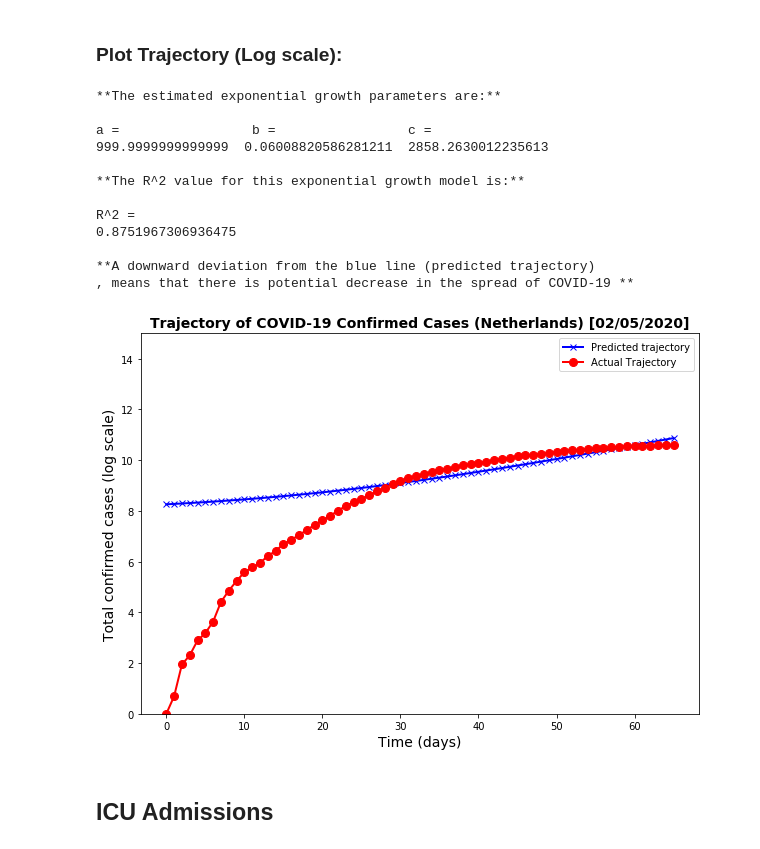
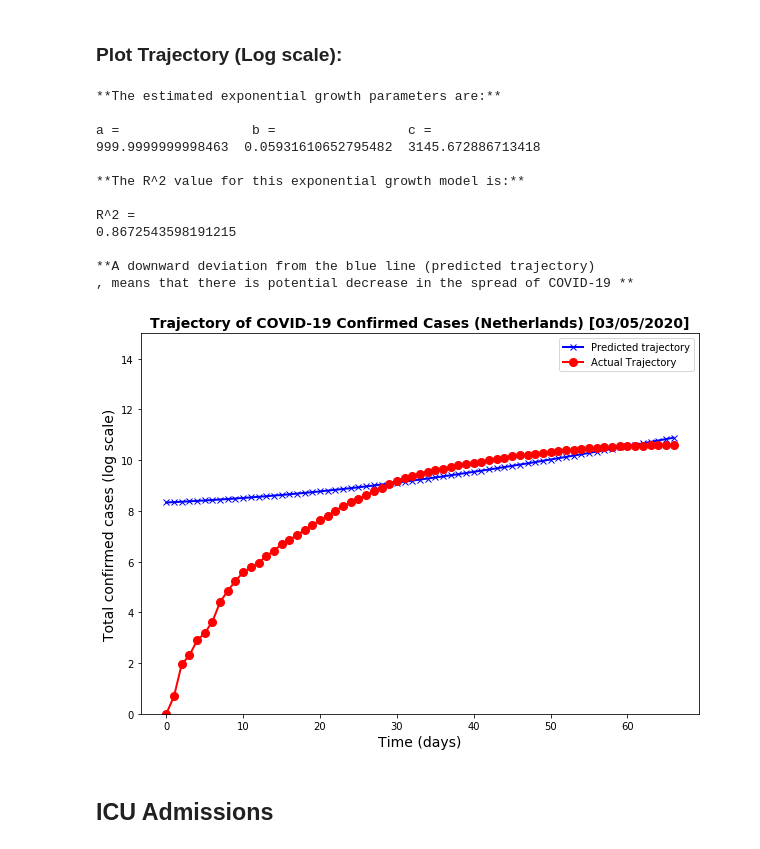
Before and after one commit to jiehaocao/BEP-SBMD-COVID19, a Jupyter notebook: notebook/logistic_growth_verhulst.ipynb, the cells around one changed output. Drawn from its saved outputs; the diff is of its cells as text; code cells hidden in the pictures.

```diff
--- a/notebook/logistic_growth_verhulst.ipynb
+++ b/notebook/logistic_growth_verhulst.ipynb
@@ -563,37 +563,37 @@ plt.figure(figsize=(10,7))
 
 
 plt.plot(x, np.log(exp_pred(x)),'-x',lw=2, c='blue')
 plt.plot(x, np.log(y),'-o',lw=2, c='red', ms=8)
 
 
 plt.legend(['Predicted trajectory', 'Actual Trajectory'])
 plt.ylim([0, 15])
 
 # arrow = {'facecolor':'black', 'width':2, 'shrink':0.05}
 # plt.annotate("TDQ announced", xy=(8, 2.0 ), xytext=(8, 0.5), arrowprops=arrow)
 # plt.annotate("Effect taking place", xy=(15, 3.5 ), xytext=(15, 2.0 ), arrowprops=arrow)
 
-plt.title("Trajectory of COVID-19 Confirmed Cases (Netherlands) [02/05/2020]", Fontsize = 14, weight='bold')
+plt.title("Trajectory of COVID-19 Confirmed Cases (Netherlands) [03/05/2020]", Fontsize = 14, weight='bold')
 plt.xlabel("Time (days)", Fontsize = 14)
 plt.ylabel("Total confirmed cases (log scale)", Fontsize = 14);
 
 
 
 prt_results_exp()  # Uncomment for statistics
 # %% [output]
 **The estimated exponential growth parameters are:**
 
 a =                 b =                 c =
-999.9999999999999  0.06008820586281211  2858.2630012235613
+999.9999999998463  0.05931610652795482  3145.672886713418
 
 **The R^2 value for this exponential growth model is:**
 
 R^2 =
-0.8751967306936475
+0.8672543598191215
 
 **A downward deviation from the blue line (predicted trajectory)
 , means that there is potential decrease in the spread of COVID-19 **
-[figure, old version]
+[figure, new version]
 # %% [markdown]
 ## ICU Admissions
 # %%
```
Also changed, not shown: parts of 3 cells of this notebook.
